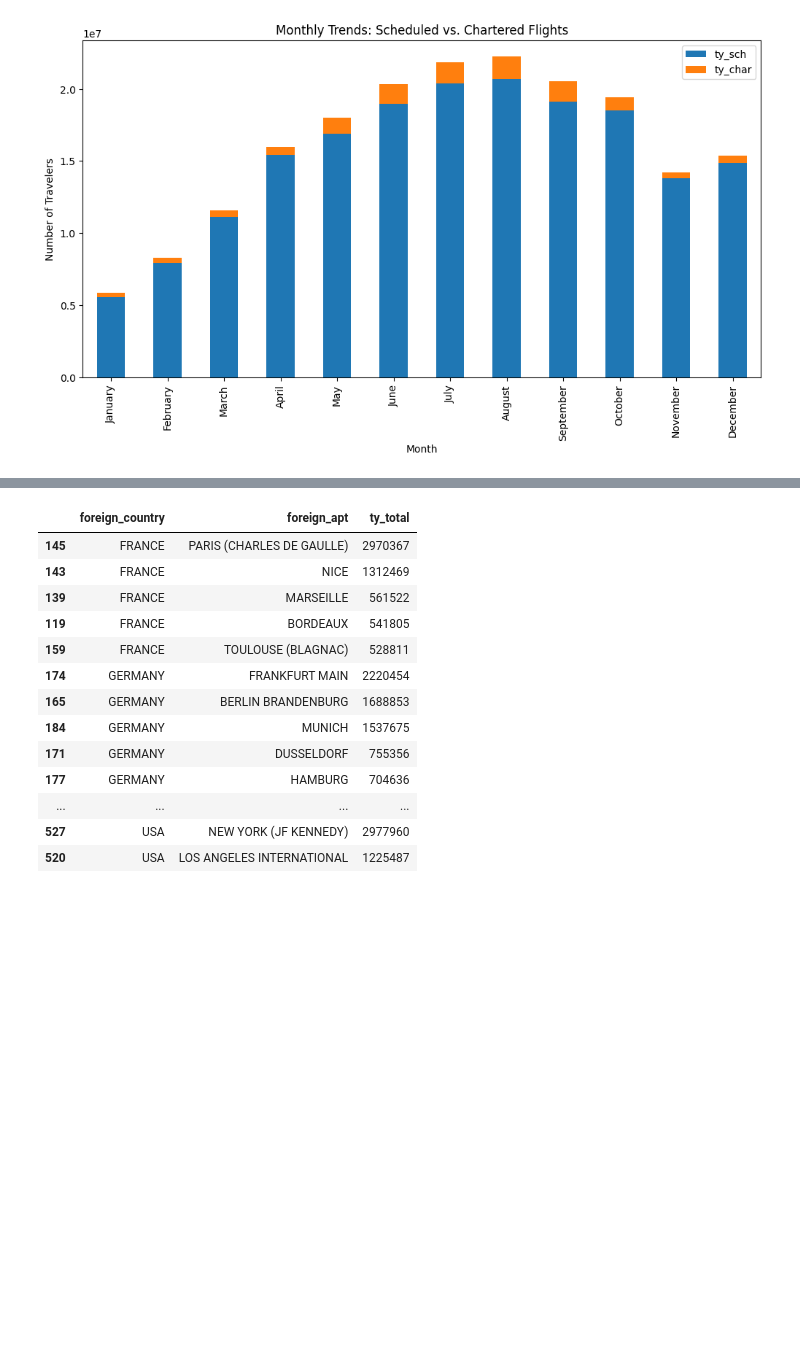
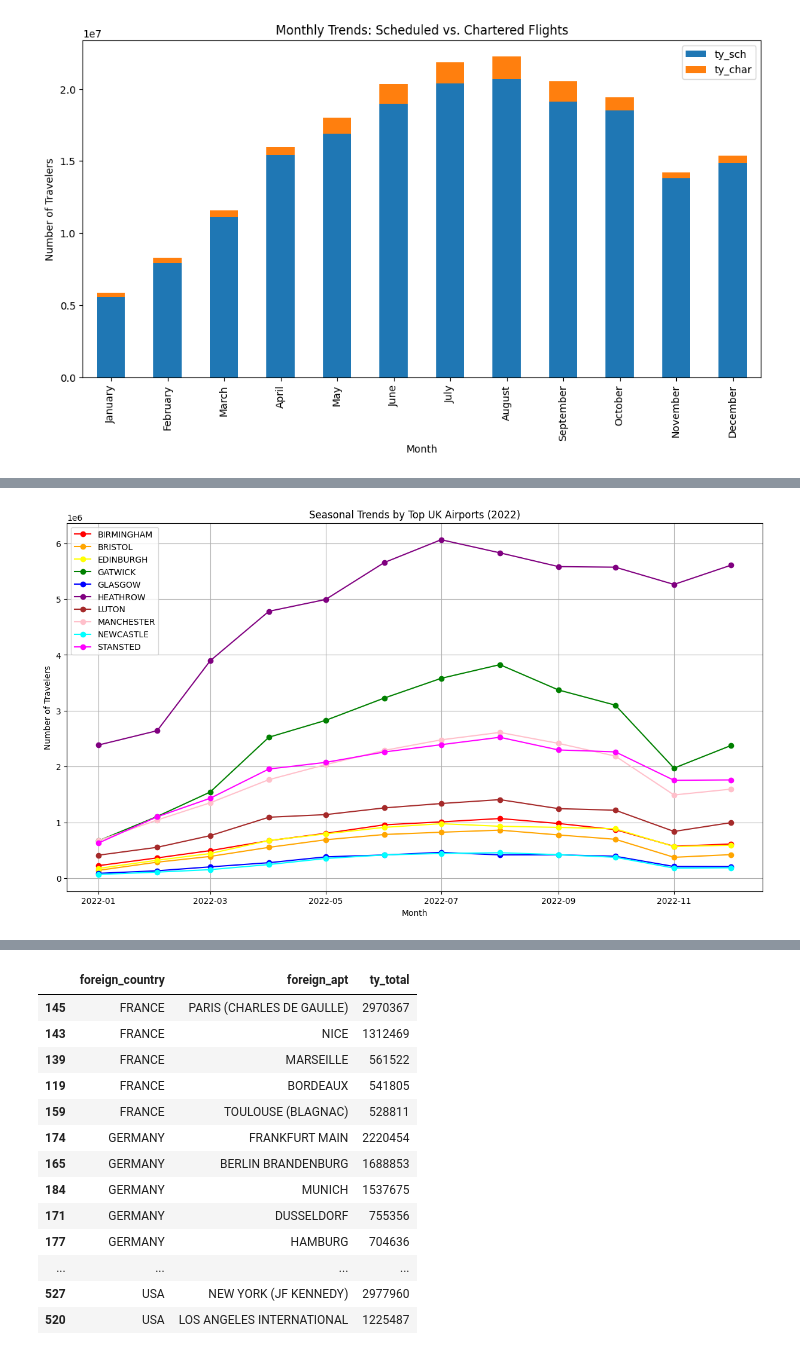
Before and after one commit to ot-babs/Holiday_EDA, a Jupyter notebook: Holiday_EDA.ipynb, the cells around one changed output, grey strips where cells are left out. Saved outputs shown, nothing was run; the diff lists cells and outputs as text; code cells hidden in the pictures; blank space fills up the shorter version.

```diff
--- a/Holiday_EDA.ipynb
+++ b/Holiday_EDA.ipynb
@@ -111,0 +121,84 @@ plt.show()
+# %%
+# Loading the dataset and preprocessing
+full_travel_data_updated = pd.read_csv("C:/Users/Babayeju/Desktop/Github/Holiday_EDA/fulltraveldata.csv")
+full_travel_data_updated['this_period'] = pd.to_datetime(full_travel_data_updated['this_period'], format='%Y%m')
+
+# Grouping by UK airports and month for seasonal trend
+uk_airports_seasonal_trends = full_travel_data_updated.groupby(['this_period', 'UK_airport'])['ty_total'].sum().reset_index()
+
+# Filtering for top UK airports
+top_uk_airports = full_travel_data_updated.groupby('UK_airport')['ty_total'].sum().nlargest(10).reset_index()
+uk_airports_seasonal_trends = uk_airports_seasonal_trends[uk_airports_seasonal_trends['UK_airport'].isin(top_uk_airports['UK_airport'])]
+
+# Grouping by foreign airports and month for seasonal trend
+foreign_airports_seasonal_trends = full_travel_data_updated.groupby(['this_period', 'foreign_airport'])['ty_total'].sum().reset_index()
+
+# Filtering for top foreign airports
+top_foreign_airports = full_travel_data_updated.groupby('foreign_airport')['ty_total'].sum().nlargest(10).reset_index()
+foreign_airports_seasonal_trends = foreign_airports_seasonal_trends[foreign_airports_seasonal_trends['foreign_airport'].isin(top_foreign_airports['foreign_airport'])]
+
+# Convert PeriodIndex to DateTimeIndex for UK Airports
+uk_airports_seasonal_trends_pivot = uk_airports_seasonal_trends.pivot(index='this_period', columns='UK_airport', values='ty_total')
+
+# Convert PeriodIndex to DateTimeIndex for Foreign Airports
+foreign_airports_seasonal_trends_pivot = foreign_airports_seasonal_trends.pivot(index='this_period', columns='foreign_airport', values='ty_total')
+
+# Plotting with different colors
+
+# Given that there are several lines to be plotted, we'll use a colormap to ensure each line gets a distinct color.
+colors = plt.cm.viridis(np.linspace(0, 1, len(uk_airports_seasonal_trends_pivot.columns) + len(foreign_airports_seasonal_trends_pivot.columns)))
+
+
+# Defining a more distinct set of colors
+distinct_colors = ['red', 'orange', 'yellow', 'green', 'blue', 'purple', 'brown', 'pink', 'cyan', 'magenta']
+
+# Plotting the Seasonal Trends for UK Airports with distinct colors
+plt.figure(figsize=(15, 8))
+for idx, column in enumerate(uk_airports_seasonal_trends_pivot.columns):
+    plt.plot(uk_airports_seasonal_trends_pivot.index, uk_airports_seasonal_trends_pivot[column], marker='o', label=column, color=distinct_colors[idx])
+
+plt.xlabel('Month')
+plt.ylabel('Number of Travelers')
+plt.title('Seasonal Trends by Top UK Airports (2022)')
+plt.legend()
+plt.grid(True)
+plt.show()
+
+# Plotting the Seasonal Trends for Foreign Airports with distinct colors
+plt.figure(figsize=(15, 8))
+for idx, column in enumerate(foreign_airports_seasonal_trends_pivot.columns):
+    plt.plot(foreign_airports_seasonal_trends_pivot.index, foreign_airports_seasonal_trends_pivot[column], marker='o', label=column, color=distinct_colors[idx + len(uk_airports_seasonal_trends_pivot.columns)])
+
+plt.xlabel('Month')
+plt.ylabel('Number of Travelers')
+plt.title('Seasonal Trends by Top Foreign Airports (2022)')
+plt.legend()
+plt.grid(True)
+plt.show()
+
+
+# Plotting the Seasonal Trends for UK Airports with different colors
+plt.figure(figsize=(15, 8))
+for idx, column in enumerate(uk_airports_seasonal_trends_pivot.columns):
+    plt.plot(uk_airports_seasonal_trends_pivot.index, uk_airports_seasonal_trends_pivot[column], marker='o', label=column, color=colors[idx])
+
+plt.xlabel('Month')
+plt.ylabel('Number of Travelers')
+plt.title('Seasonal Trends by Top UK Airports (2022)')
+plt.legend()
+plt.grid(True)
+plt.show()
+
+# Plotting the Seasonal Trends for Foreign Airports with different colors
+plt.figure(figsize=(15, 8))
+for idx, column in enumerate(foreign_airports_seasonal_trends_pivot.columns):
+    plt.plot(foreign_airports_seasonal_trends_pivot.index, foreign_airports_seasonal_trends_pivot[column], marker='o', label=column, color=colors[idx + len(uk_airports_seasonal_trends_pivot.columns)])
+
+plt.xlabel('Month')
+plt.ylabel('Number of Travelers')
+plt.title('Seasonal Trends by Top Foreign Airports (2022)')
+plt.legend()
+plt.grid(True)
+plt.show()
+# %% [output]
+[figure, added]
```
Also changed, not shown: parts of 5 cells of this notebook.
